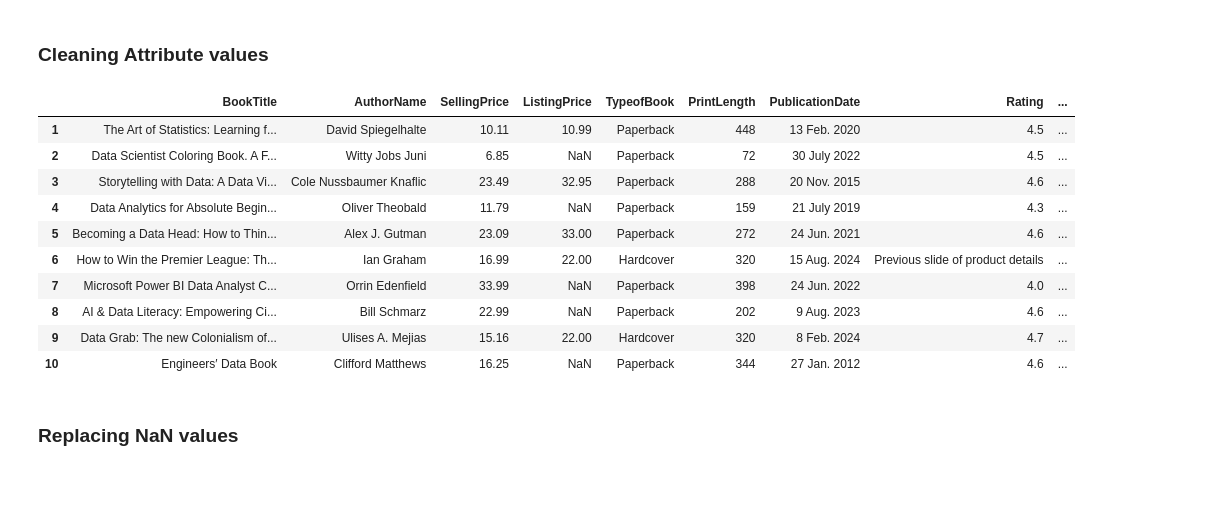
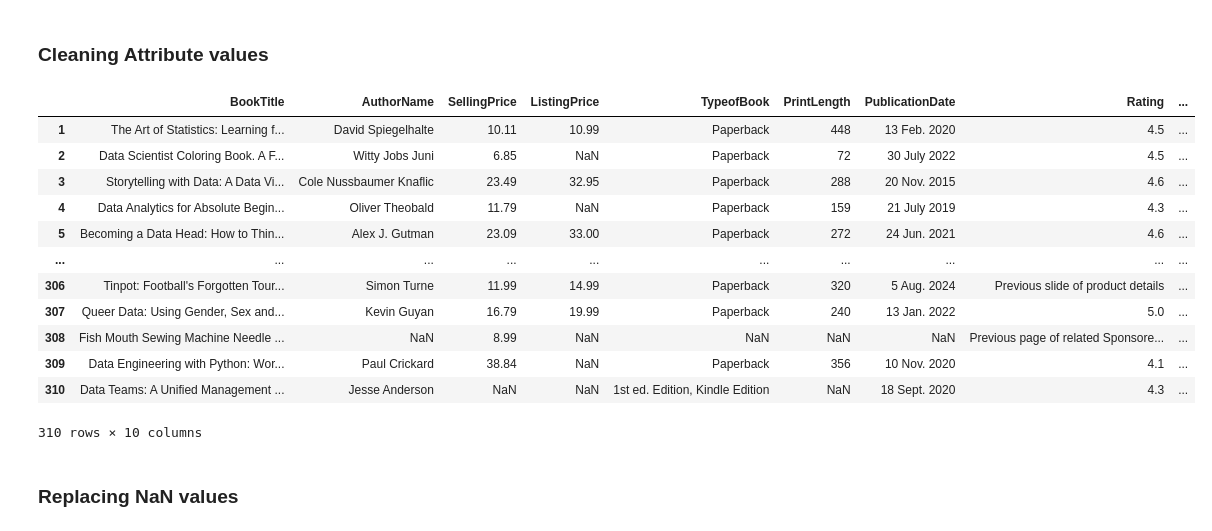
Before and after one commit to TendaiPhikiso/Amazon_web_Scraping_Transform, a Jupyter notebook: Amazon web scraping - Transformation Phase.ipynb, the cells around one changed output. Saved outputs shown, nothing was run; the diff lists cells and outputs as text; code cells hidden in the pictures; blank space fills up the shorter version.

```diff
--- a/Amazon web scraping - Transformation Phase.ipynb
+++ b/Amazon web scraping - Transformation Phase.ipynb
@@ -73,39 +73,41 @@ df_new['AuthorName'] = df_new['AuthorName'].str.rstrip(' \n(Author),')
 
 # Cleaning SellingPrice column by removing leading "£"
 df_new['SellingPrice'] = df_new['SellingPrice'].str.strip('£')
 
 # Cleaning ListingPrice column by removing leading "RRP: £ & Was: £"
 df_new['ListingPrice'] = df_new['ListingPrice'].str.strip('RRP: £, Was: £')
 
 # Cleaning PrintLength column by removing "Print length, pages" txt
 df_new['PrintLength'] = df_new['PrintLength'].str.strip('Print length, pages')
 
 # Cleaning ReviewCount column by removing the text "ratings" & commas
 df_new['ReviewCount'] = df_new['ReviewCount'].str.strip('ratings')
 df_new['ReviewCount'] = df_new['ReviewCount'].str.replace(',','')
 
 # Cleaning PublicationDate column by removing leading "Publication date: " txt
 df_new['PublicationDate'] = df_new['PublicationDate'].str.strip('Publication date')
 
 # Removing the date and hyphen, keeping only the book type
 df_new['TypeofBook'] = df_new['TypeofBook'].str.split('–').str[0].str.strip()
 
 # Removing the "out of 5 stars" text from Rating column
 df_new['Rating'] = df_new['Rating'].str.split('out').str[0].str.strip()
 
-df_new.iloc[:10]
+df_new
 # %% [output]
 |  | BookTitle | AuthorName | SellingPrice | ListingPrice | TypeofBook | PrintLength | PublicationDate | Rating | ... |
 | 1 | The Art of Statistics: Learning f... | David Spiegelhalte | 10.11 | 10.99 | Paperback | 448 | 13 Feb. 2020 | 4.5 | ... |
 | 2 | Data Scientist Coloring Book. A F... | Witty Jobs Juni | 6.85 | NaN | Paperback | 72 | 30 July 2022 | 4.5 | ... |
 | 3 | Storytelling with Data: A Data Vi... | Cole Nussbaumer Knaflic | 23.49 | 32.95 | Paperback | 288 | 20 Nov. 2015 | 4.6 | ... |
 | 4 | Data Analytics for Absolute Begin... | Oliver Theobald | 11.79 | NaN | Paperback | 159 | 21 July 2019 | 4.3 | ... |
 | 5 | Becoming a Data Head: How to Thin... | Alex J. Gutman | 23.09 | 33.00 | Paperback | 272 | 24 Jun. 2021 | 4.6 | ... |
-| 6 | How to Win the Premier League: Th... | Ian Graham | 16.99 | 22.00 | Hardcover | 320 | 15 Aug. 2024 | Previous slide of product details | ... |
-| 7 | Microsoft Power BI Data Analyst C... | Orrin Edenfield | 33.99 | NaN | Paperback | 398 | 24 Jun. 2022 | 4.0 | ... |
-| 8 | AI & Data Literacy: Empowering Ci... | Bill Schmarz | 22.99 | NaN | Paperback | 202 | 9 Aug. 2023 | 4.6 | ... |
-| 9 | Data Grab: The new Colonialism of... | Ulises A. Mejias | 15.16 | 22.00 | Hardcover | 320 | 8 Feb. 2024 | 4.7 | ... |
-| 10 | Engineers′ Data Book | Clifford Matthews | 16.25 | NaN | Paperback | 344 | 27 Jan. 2012 | 4.6 | ... |
+| ... | ... | ... | ... | ... | ... | ... | ... | ... | ... |
+| 306 | Tinpot: Football's Forgotten Tour... | Simon Turne | 11.99 | 14.99 | Paperback | 320 | 5 Aug. 2024 | Previous slide of product details | ... |
+| 307 | Queer Data: Using Gender, Sex and... | Kevin Guyan | 16.79 | 19.99 | Paperback | 240 | 13 Jan. 2022 | 5.0 | ... |
+| 308 | Fish Mouth Sewing Machine Needle ... | NaN | 8.99 | NaN | NaN | NaN | NaN | Previous page of related Sponsore... | ... |
+| 309 | Data Engineering with Python: Wor... | Paul Crickard | 38.84 | NaN | Paperback | 356 | 10 Nov. 2020 | 4.1 | ... |
+| 310 | Data Teams: A Unified Management ... | Jesse Anderson | NaN | NaN | 1st ed. Edition, Kindle Edition | NaN | 18 Sept. 2020 | 4.3 | ... |
+310 rows × 10 columns
 # %% [markdown]
 ### Replacing NaN values
 # %%
```
Also changed, not shown: parts of 9 cells of this notebook.
